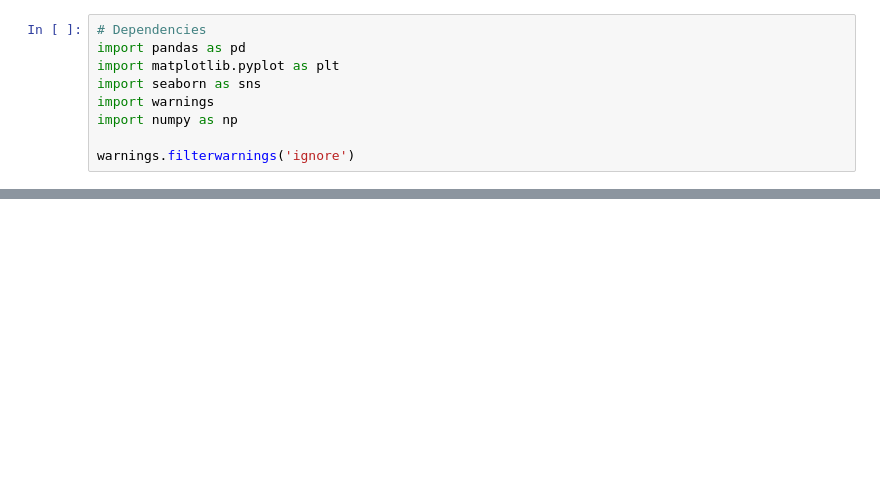
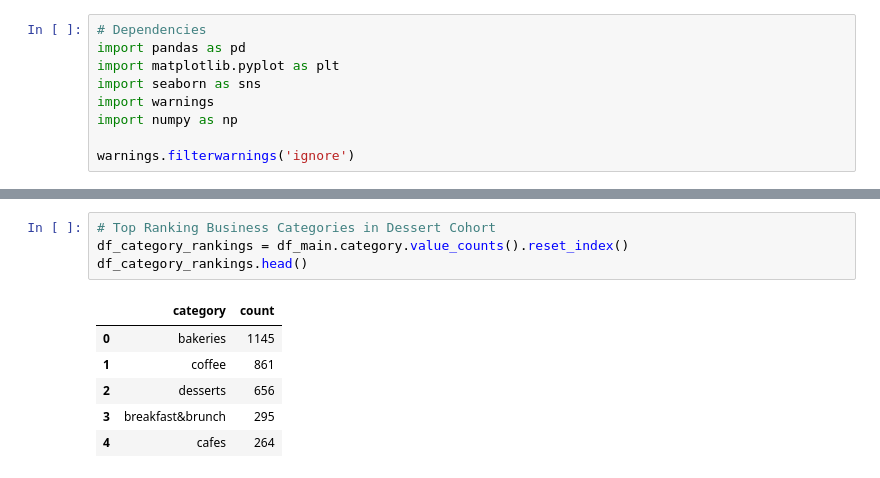
Before and after one commit to anderoos/analysis-of-nyc-bakeries, a Jupyter notebook: summary_analysis.ipynb, the cells around one changed output, grey strips where cells are left out. Saved outputs shown, nothing was run; the diff lists cells and outputs as text; blank space fills up the shorter version.

```diff
--- a/summary_analysis.ipynb
+++ b/summary_analysis.ipynb
@@ -26,6 +30,17 @@ df_main.head()
 | 4 | 0kW0112jMERVjpRzWT4F7Q | La Bicyclette Bakery | 84 | bakeries | 5.0 | True | True | NaN | 40.714400 | ... |
 | 6 | XSwagBljEsxG2i1rq4GEAQ | Almondine Bakery | 404 | bakeries | 4.0 | True | True | 2.0 | 40.703317 | ... |
 | 8 | fPQ2eE9lm8tc87O5-GLjyA | Mille-Feuille Bakery | 441 | coffee | 4.5 | True | True | 2.0 | 40.782425 | ... |
+# %%
+# Top Ranking Business Categories in Dessert Cohort
+df_category_rankings = df_main.category.value_counts().reset_index()
+df_category_rankings.head()
+# %% [output]
+|  | category | count |
+| 0 | bakeries | 1145 |
+| 1 | coffee | 861 |
+| 2 | desserts | 656 |
+| 3 | breakfast&brunch | 295 |
+| 4 | cafes | 264 |
 # %%
 # Summaries
 num_businesses = df_main.id.nunique()
```
Also changed, not shown: parts of 12 cells of this notebook, 2 other files.
